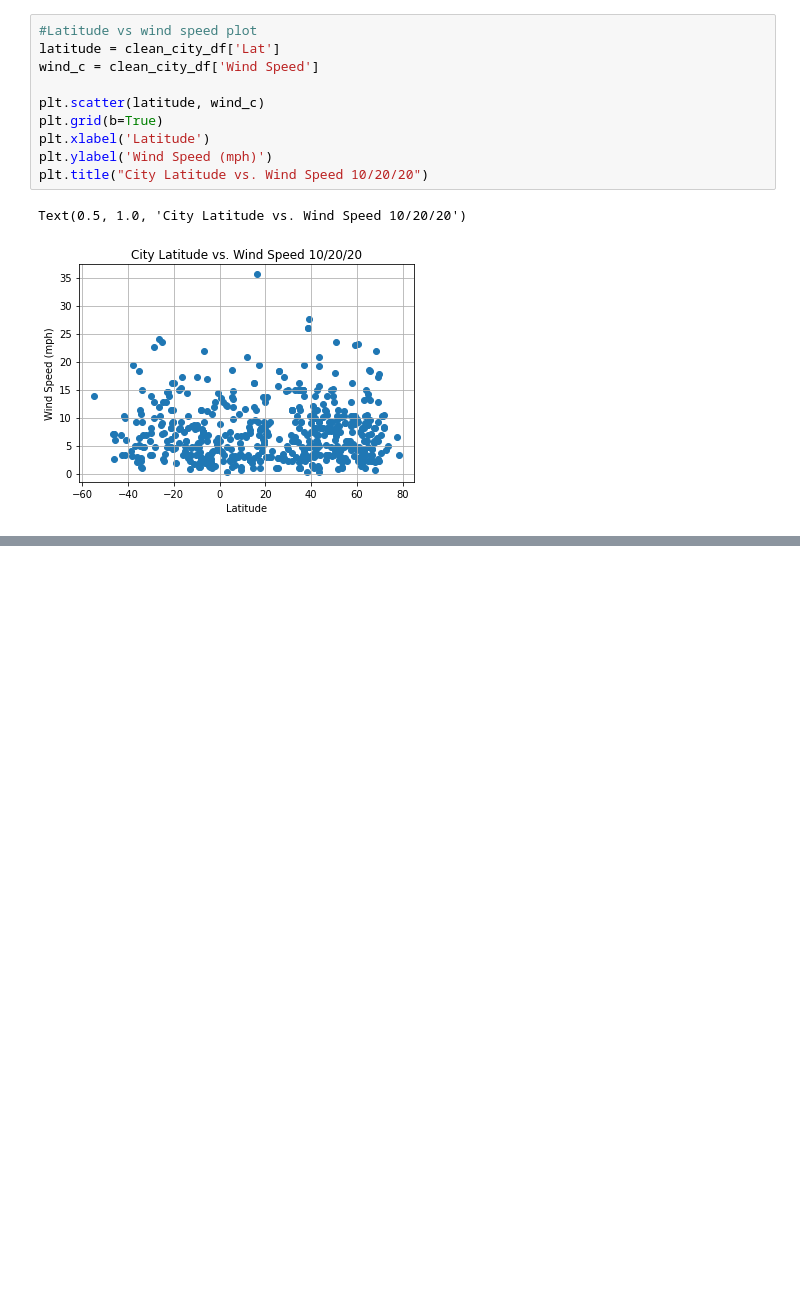
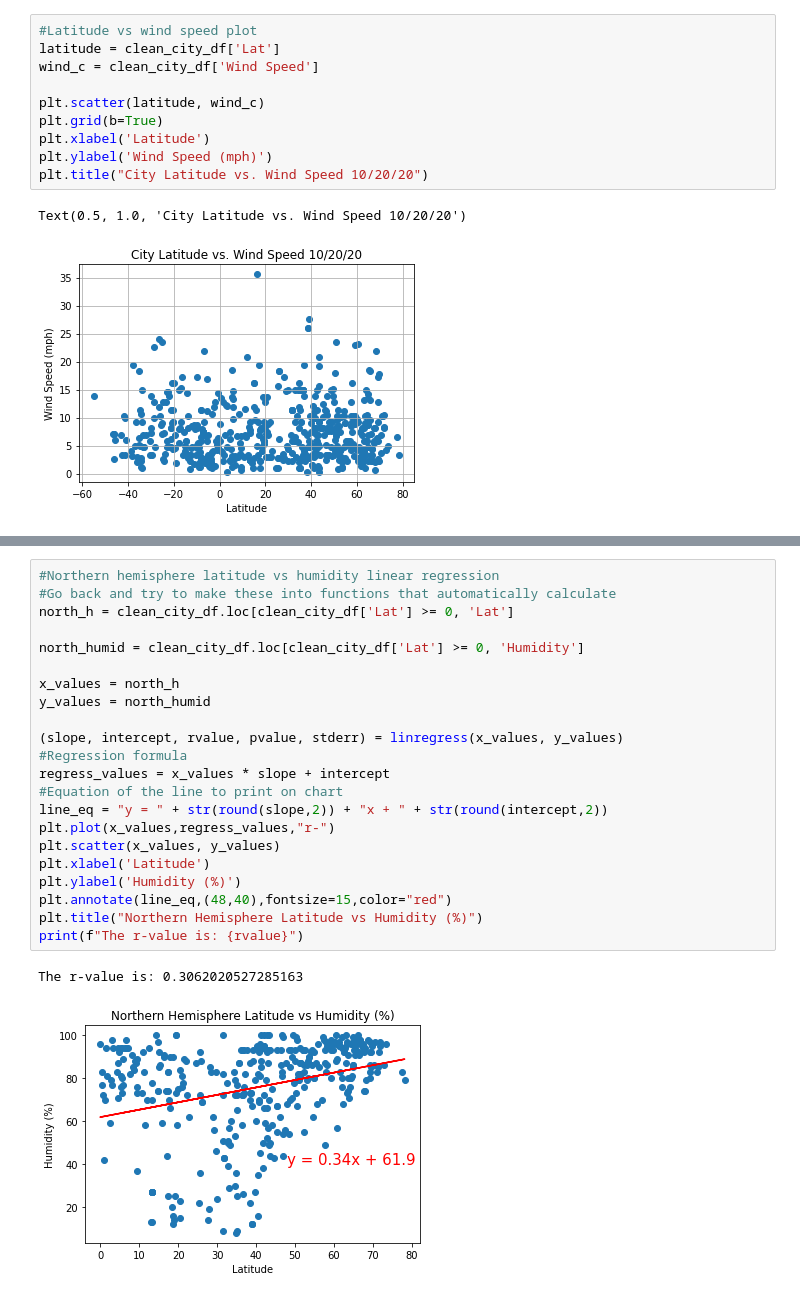
Before and after one commit to jeosqueri/City-Weather-Analysis, a Jupyter notebook: WeatherPy/WeatherPy2.ipynb, the cells around one changed output, grey strips where cells are left out. Drawn from its saved outputs; the diff is of its cells as text; blank space fills up the shorter version.

```diff
--- a/WeatherPy/WeatherPy2.ipynb
+++ b/WeatherPy/WeatherPy2.ipynb
@@ -113,0 +140,25 @@ The r-value is: -0.862150450305805
+# %%
+#Northern hemisphere latitude vs humidity linear regression
+#Go back and try to make these into functions that automatically calculate
+north_h = clean_city_df.loc[clean_city_df['Lat'] >= 0, 'Lat']
+
+north_humid = clean_city_df.loc[clean_city_df['Lat'] >= 0, 'Humidity']
+
+x_values = north_h
+y_values = north_humid
+
+(slope, intercept, rvalue, pvalue, stderr) = linregress(x_values, y_values)
+#Regression formula
+regress_values = x_values * slope + intercept
+#Equation of the line to print on chart
+line_eq = "y = " + str(round(slope,2)) + "x + " + str(round(intercept,2))
+plt.plot(x_values,regress_values,"r-")
+plt.scatter(x_values, y_values)
+plt.xlabel('Latitude')
+plt.ylabel('Humidity (%)')
+plt.annotate(line_eq,(48,40),fontsize=15,color="red")
+plt.title("Northern Hemisphere Latitude vs Humidity (%)")
+print(f"The r-value is: {rvalue}")
+# %% [output]
+The r-value is: 0.3062020527285163
+[figure, added]
```
Also changed, not shown: parts of 7 cells of this notebook.
